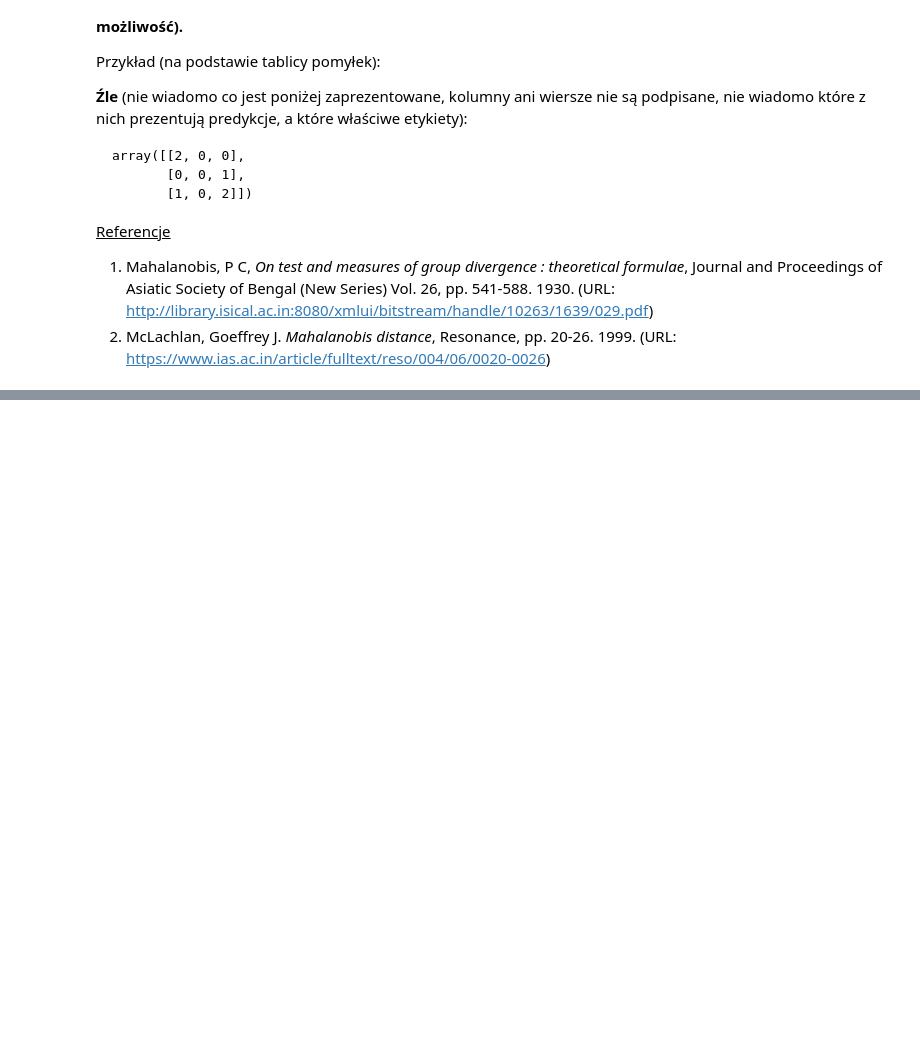
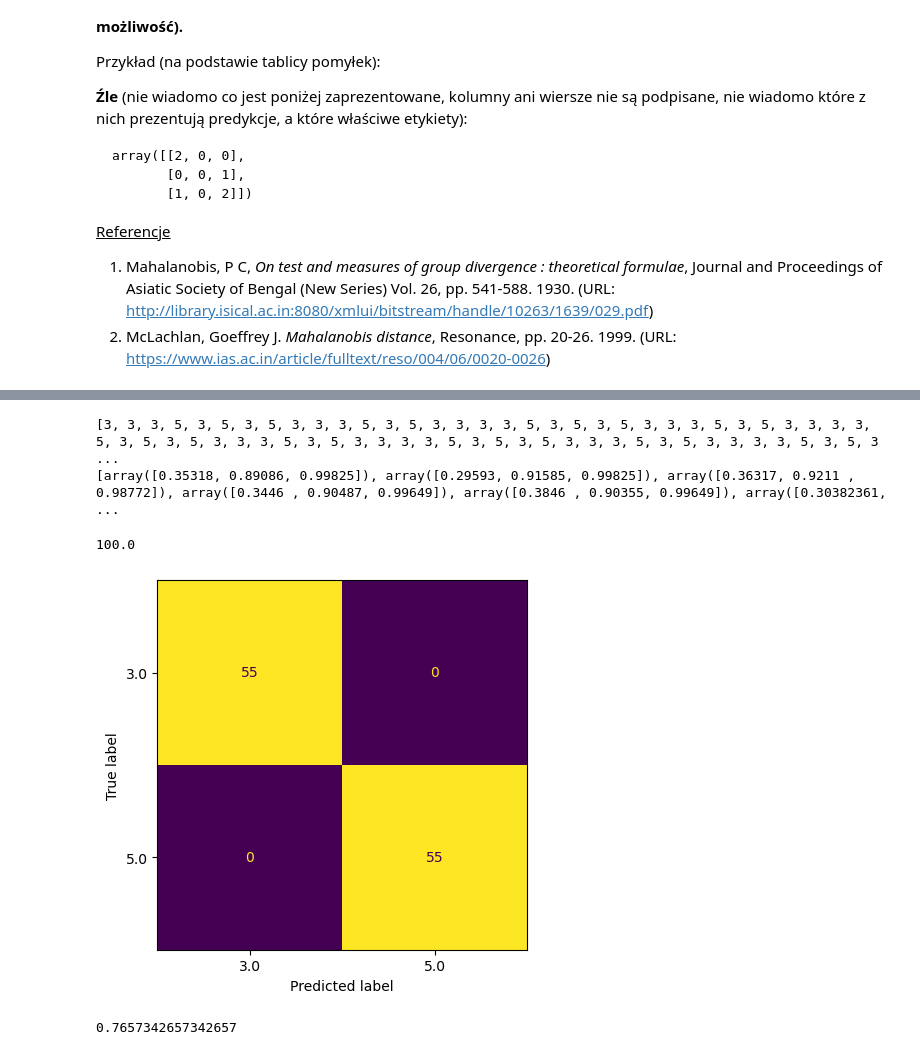
Before and after one commit to 249854KB/Statystyczne-metody-przetwarzania-danych, a Jupyter notebook: Lab4/Lab04.ipynb, the cells around one changed output, grey strips where cells are left out. Saved outputs shown, nothing was run; the diff lists cells and outputs as text; code cells hidden in the pictures; blank space fills up the shorter version.

```diff
--- a/Lab4/Lab04.ipynb
+++ b/Lab4/Lab04.ipynb
@@ -61,12 +61,15 @@ array([[2, 0, 0],
 1. Mahalanobis, P C, _On test and measures of group divergence : theoretical formulae_, Journal and Proceedings of Asiatic Society of Bengal (New Series) Vol. 26, pp. 541-588. 1930. (URL: http://library.isical.ac.in:8080/xmlui/bitstream/handle/10263/1639/029.pdf)
 2. McLachlan, Goeffrey J. _Mahalanobis distance_, Resonance, pp. 20-26. 1999. (URL: https://www.ias.ac.in/article/fulltext/reso/004/06/0020-0026)
 # %%
-# <UZUPEŁNIJ>
 import numpy as np
-from sklearn.metrics import confusion_matrix, ConfusionMatrixDisplay
-from sklearn.neighbors import KNeighborsClassifier
-import matplotlib.pyplot as plt
 
+#Import danych wraz z rozdziałem na zbiór testowy i treningowy
 with open('./dataset/dataset.npz', 'rb') as f:
     data = np.load(f)
     train, test = data['train'], data['test']
+
+classes = [3,5]
+features = [4,5,6]
+train_new = train[np.isin(train[:,0], classes)]
+test_new =  test[np.isin(test[:,0], classes)]
+print(test_new)
@@ -107,0 +128,69 @@ def kowariancja(n, X):
+# %%
+def edist(p1, p2, l_cech):
+    edvalue=0
+    for cecha in range(l_cech):
+        edvalue +=(p1[cecha]- p2[cecha])**2
+    return edvalue**(0.5)
+# %%
+
+punkt = [1,1,1]
+minimal = 100
+przyd_klasa = []
+
+for tester in test_new:
+    p_licz=0
+    #punkt 3 cech
+    for cecha in features:
+        punkt[p_licz] = tester[cecha]
+        p_licz = p_licz+1
+    k_licz=0
+    minimal = 100;
+    for klasa in classes:
+        if edist(srednia[k_licz],punkt,len(features)) < minimal:
+            minimal = edist(srednia[k_licz],punkt,len(features))
+            przyd_klasa.append(klasa)
+        k_licz=k_licz+1
+    #print(przyd_klasa)
+
+print(przyd_klasa)
+print(Wektor_X)
+Srednia_wektor = []
+for x in range(len(Wektor_X)):
+        Srednia_wektor.append(1)
+def kowariancja(n, X, Avg):
+    C = (1/(n-1) * (X - Avg) * np.transpose(X - Avg))
+# %% [output]
+[3, 3, 3, 5, 3, 5, 3, 5, 3, 3, 3, 5, 3, 5, 3, 3, 3, 3, 5, 3, 5, 3, 5, 3, 3, 3, 5, 3, 5, 3, 3, 3, 3, 5, 3, 5, 3, 5, 3, 3, 3, 5, 3, 5, 3, 3, 3, 3, 5, 3, 5, 3, 5, 3, 3, 3, 5, 3, 5, 3, 3, 3, 3, 5, 3, 5, 3 ...
+[array([0.35318, 0.89086, 0.99825]), array([0.29593, 0.91585, 0.99825]), array([0.36317, 0.9211 , 0.98772]), array([0.3446 , 0.90487, 0.99649]), array([0.3846 , 0.90355, 0.99649]), array([0.30382361,  ...
+# %%
+def nm(train, to_test, features):
+    min = 0
+    predicted = None
+    for training_element in train:
+        ret = edist(to_test, training_element, features)
+        if min == 0 or min > ret:
+            min = ret
+            predicted = training_element
+    return predicted[0]
+# %%
+from sklearn.metrics import accuracy_score
+
+features = list(range(2, 16))
+predict_list = []
+for to_test in test_new:
+    predict_list.append(nm(class_mean_list, to_test, features))
+print(accuracy_score(true_list, predict_list) * 100)
+# %% [output]
+100.0
+# %%
+from sklearn.metrics import ConfusionMatrixDisplay
+
+disp = ConfusionMatrixDisplay.from_predictions(true_list, predict_list, colorbar=False)
+# %% [output]
+[figure, added]
+# %%
+from sklearn.metrics import accuracy_score
+
+accuracy_score(true_list, predict_list)
+# %% [output]
+0.7657342657342657
```
Also changed, not shown: parts of 10 cells of this notebook, 4 other files.
